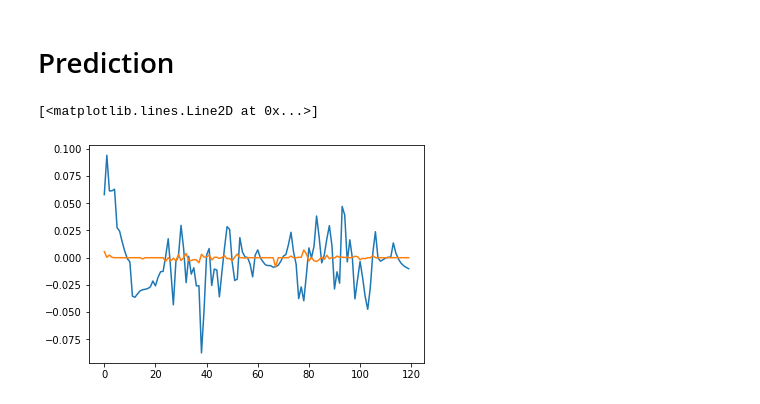
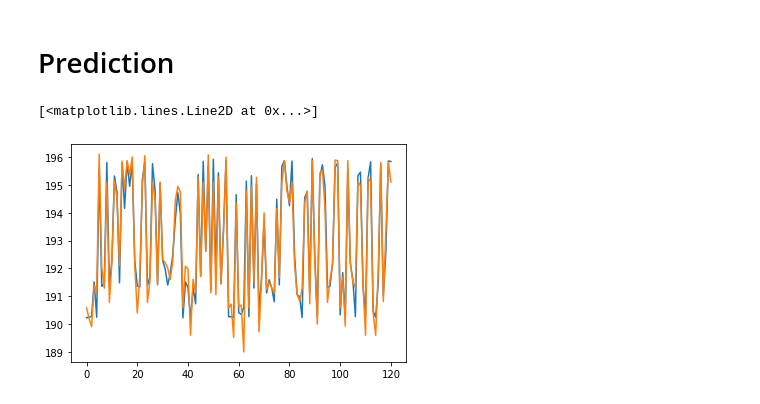
Before and after one commit to crabio/tinkoff-invest-bot, a Jupyter notebook: candles_analyzer/main.ipynb, the cells around one changed output. Drawn from its saved outputs; the diff is of its cells as text; code cells hidden in the pictures.

Commit message:
Add lstm deep learning model

```diff
--- a/candles_analyzer/main.ipynb
+++ b/candles_analyzer/main.ipynb
@@ -62,0 +65,4 @@ df.head()
+# %%
+df = df[df["id"] < 100]
+# %%
+instruments_count = df["id"].unique().size
@@ -229,13 +238,32 @@ print(y_test.shape)
 # %%
 #Build the model
+layer_size = 200
+
 model = keras.Sequential()
-model.add(layers.LSTM(200, input_shape=(look_back + 1,X_size), return_sequences=True))
-model.add(layers.LSTM(200, input_shape=(look_back + 1,X_size), return_sequences=True))
-model.add(layers.LSTM(200, input_shape=(100,1)))
-model.add(layers.Dense(y_size))
+model.add(layers.LSTM(units=layer_size,return_sequences=True,input_shape=(look_back + 1,X_size)))
+model.add(layers.Dropout(0.2))
+model.add(layers.LSTM(units=layer_size,return_sequences=True))
+model.add(layers.Dropout(0.2))
+model.add(layers.LSTM(units=layer_size,return_sequences=True))
+model.add(layers.Dropout(0.2))
+model.add(layers.LSTM(units=layer_size))
+model.add(layers.Dropout(0.2))
+model.add(layers.Dense(units=y_size))
 model.compile(loss='mean_squared_error', optimizer='adam', metrics=['accuracy'])
 
-history = model.fit(X_train,y_train,epochs=200,validation_data=(X_test,y_test),shuffle=True,batch_size=100, verbose=2)
+print(model.summary())
+
+# Create early stop
+es = EarlyStopping(monitor='loss', mode='min', verbose=1, patience=10)
+# fit model
+history = model.fit(X_train,
+                    y_train,
+                    epochs=1000,
+                    validation_data=(X_test,y_test),
+                    shuffle=True,
+                    batch_size=50,
+                    verbose=2,
+                    callbacks=[es])
 
 # summarize history for accuracy
 plt.plot(history.history['acc'])
@@ -272,10 +306,10 @@ KeyboardInterrupt:
 # %%
 y_pred_test = model.predict(X_test)
 
-# plt.plot(output_scaler.inverse_transform(y_pred_test)[:,0])
-# plt.plot(output_scaler.inverse_transform(y_test)[:,0])
-plt.plot(y_pred_test[:,0])
-plt.plot(y_test.iloc[:,0].values)
+plt.plot(output_scaler.inverse_transform(y_pred_test)[:,1])
+plt.plot(output_scaler.inverse_transform(y_test)[:,1])
+# plt.plot(y_pred_test[:,0])
+# plt.plot(y_test.iloc[:,0].values)
 # %% [output]
 [<matplotlib.lines.Line2D at 0x...>]
-[figure, old version]
+[figure, new version]
```
Also changed, not shown: parts of 7 cells of this notebook.
